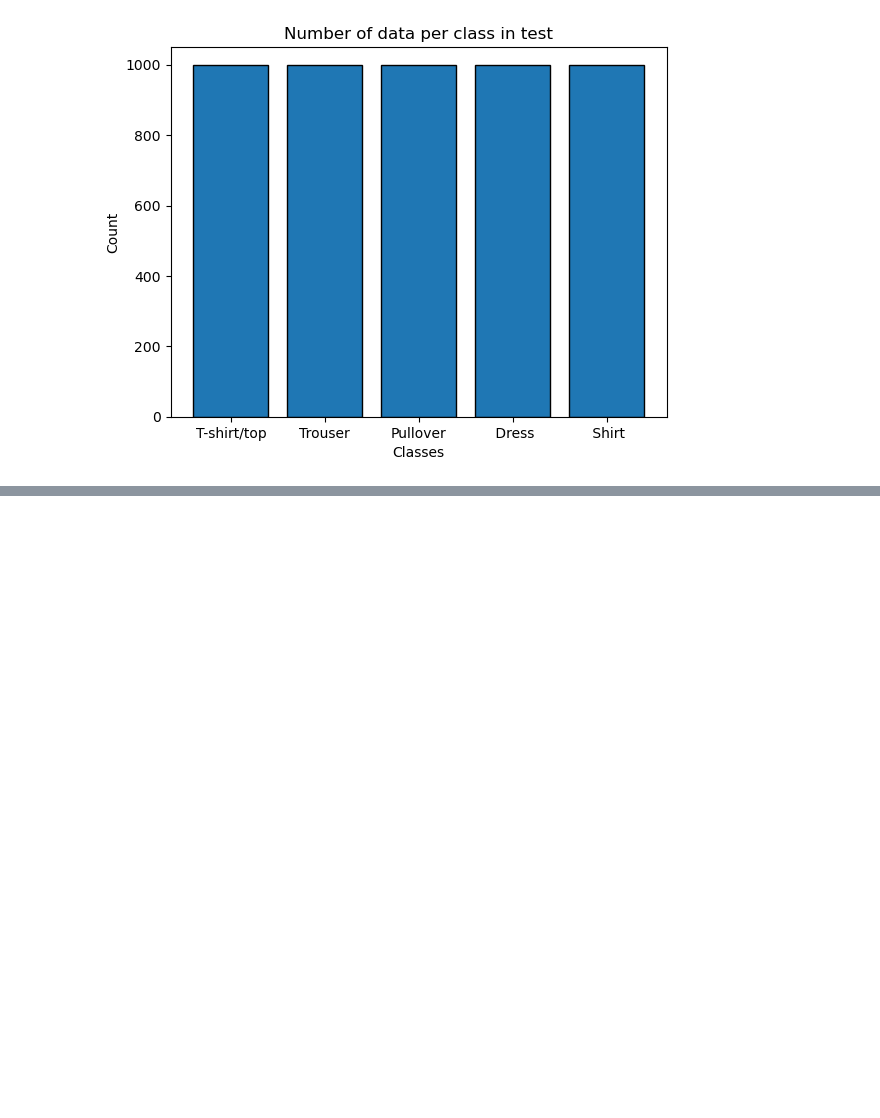
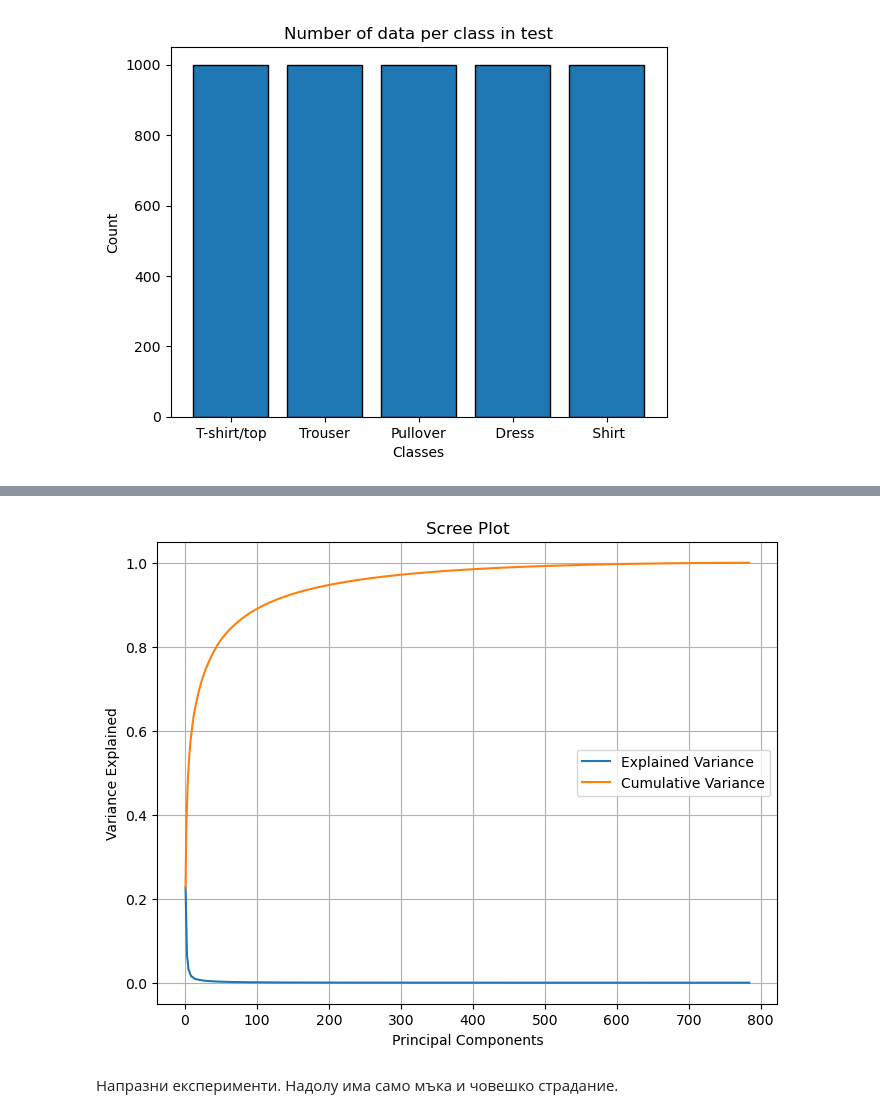
Before and after one commit to kfkfkflmej/ML2024Midi, a Jupyter notebook: Data_exploration.ipynb, the cells around one changed output, grey strips where cells are left out. Cells and saved outputs as stored; diff of their text form; code cells hidden in the pictures; blank space fills up the shorter version.

```diff
--- a/Data_exploration.ipynb
+++ b/Data_exploration.ipynb
@@ -52,0 +70,27 @@ plt.show()
+# %%
+#PCA
+
+scaler = StandardScaler()
+image_scaled = scaler.fit_transform(train_data_X)
+
+# Step 4: Apply PCA
+pca = PCA()
+pca.fit(image_scaled)
+
+# Step 5: Scree plot - Explained variance
+explained_variance = pca.explained_variance_ratio_
+cumulative_variance = np.cumsum(explained_variance)
+
+plt.figure(figsize=(8, 6))
+plt.plot(range(1, len(explained_variance) + 1), explained_variance, label='Explained Variance')
+plt.plot(range(1, len(cumulative_variance) + 1), cumulative_variance, label='Cumulative Variance')
+plt.title('Scree Plot')
+plt.xlabel('Principal Components')
+plt.ylabel('Variance Explained')
+plt.legend(loc='best')
+plt.grid(True)
+plt.show()
+# %% [output]
+[figure, added]
+# %% [markdown]
+Напразни експерименти. Надолу има само мъка и човешко страдание.
```
Also changed, not shown: parts of 9 cells of this notebook.
